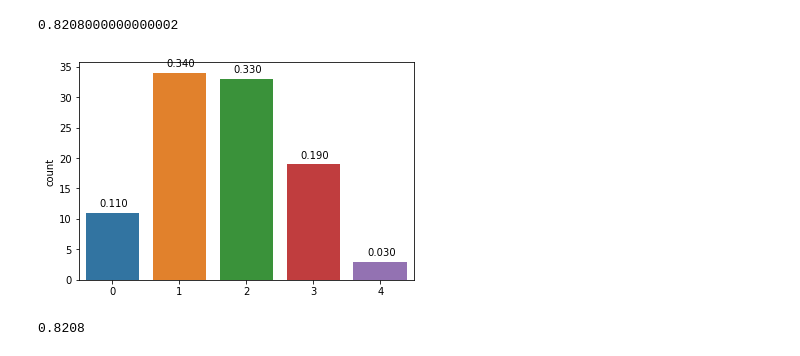
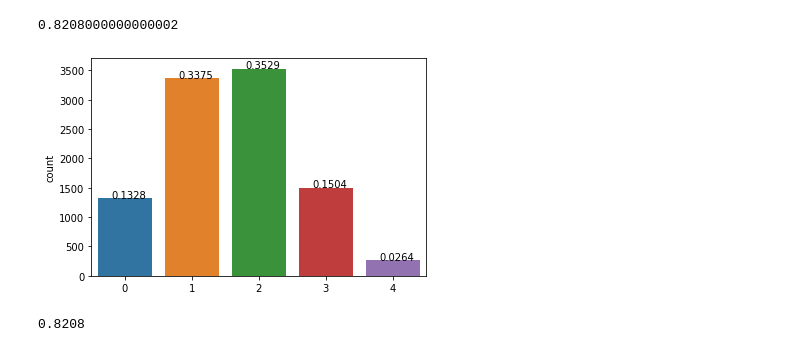
Before and after one commit to fidanfatih/Statistics_with_Python, a Jupyter notebook: Statistics Session-7 Distributions.ipynb, the cells around one changed output. Drawn from its saved outputs; the diff is of its cells as text; code cells hidden in the pictures.

```diff
--- a/Statistics Session-7 Distributions.ipynb
+++ b/Statistics Session-7 Distributions.ipynb
@@ -147,11 +161,13 @@ dist=binomDist.rvs(100) # (n, p) = (4, 0.4) gore 100 random deger uretir.
 # %%
+dist=binomDist.rvs(10000) # (n, p) = (4, 0.4) gore 10000 random deger uretir.
+
 # plt.subplots(figsize=(6,4))
 ax=sns.countplot(dist)
 
 for p in ax.patches:
-        ax.annotate('{:.3f}'.format(p.get_height()/len(dist)), (p.get_x()+0.2, p.get_height()+1))
+        ax.annotate('{:.4f}'.format(p.get_height()/len(dist)), (p.get_x()+0.2, p.get_height()+1))
 # %% [output]
-[figure, old version]
+[figure, new version]
 # %%
 stats.binom.cdf(2, 4, 0.4) # x:success, n:trial, p:probability argumanlari ile
 # %% [output]
```
Also changed, not shown: parts of 21 cells of this notebook, 6 other files.
